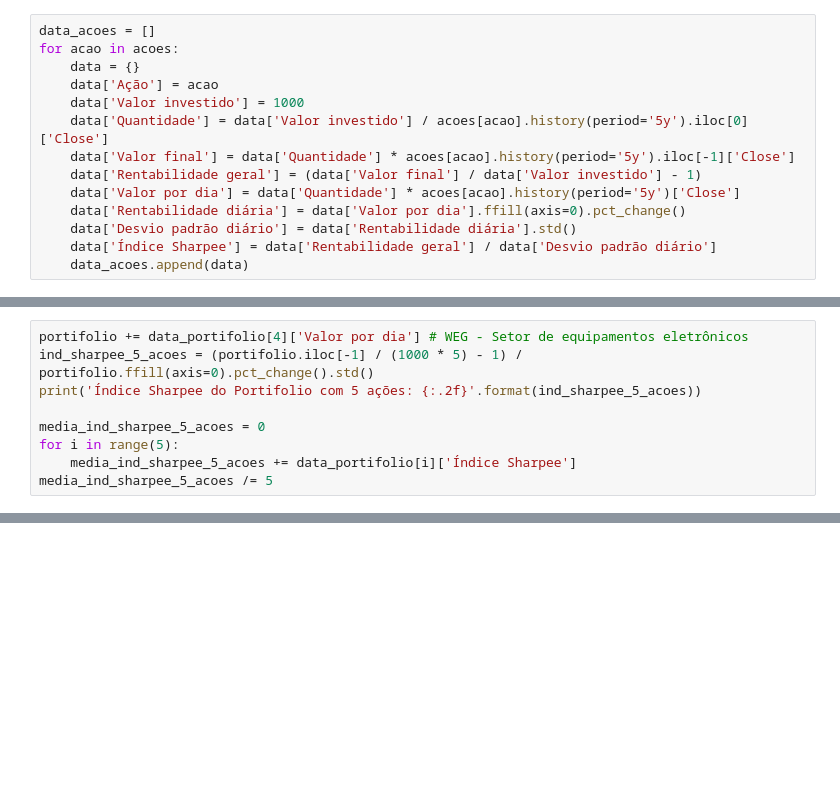
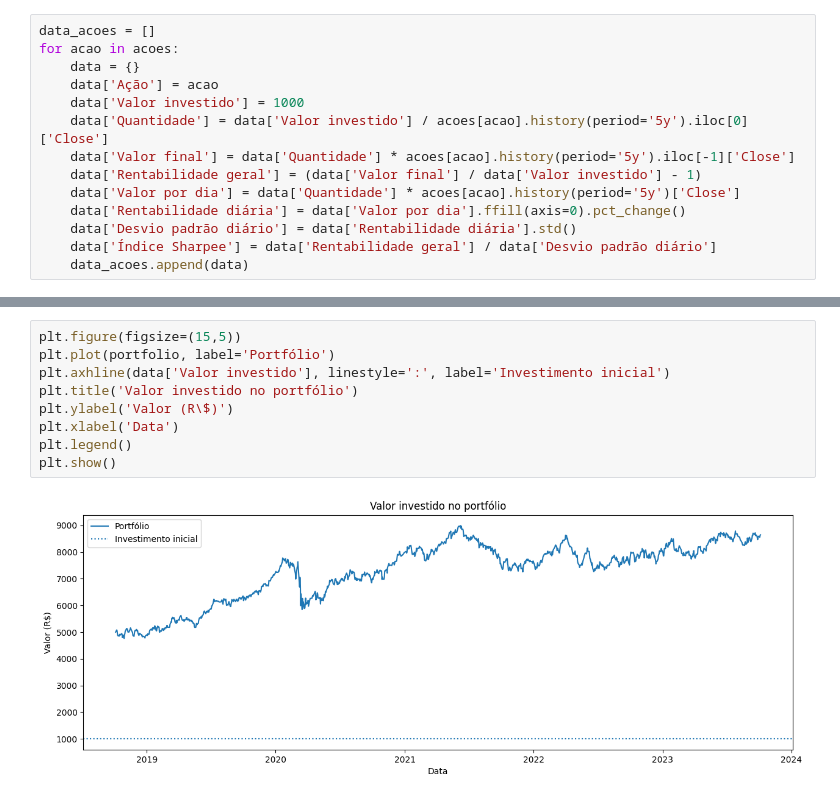
Before and after one commit to iancdesponds/APS-3-CDADOS, a Jupyter notebook: aps.ipynb, the cells around one changed output, grey strips where cells are left out. Drawn from its saved outputs; the diff is of its cells as text; blank space fills up the shorter version.

```diff
--- a/aps.ipynb
+++ b/aps.ipynb
@@ -254,9 +47,0 @@ media_ind_sharpee_4_acoes /= 4
-# %%
-portifolio += data_portifolio[4]['Valor por dia'] # WEG - Setor de equipamentos eletrônicos
-ind_sharpee_5_acoes = (portifolio.iloc[-1] / (1000 * 5) - 1) / portifolio.ffill(axis=0).pct_change().std()
-print('Índice Sharpee do Portifolio com 5 ações: {:.2f}'.format(ind_sharpee_5_acoes))
-
-media_ind_sharpee_5_acoes = 0
-for i in range(5):
-    media_ind_sharpee_5_acoes += data_portifolio[i]['Índice Sharpee']
-media_ind_sharpee_5_acoes /= 5
@@ -285,0 +379,11 @@ plt.show()
+# %%
+plt.figure(figsize=(15,5))
+plt.plot(portfolio, label='Portfólio')
+plt.axhline(data['Valor investido'], linestyle=':', label='Investimento inicial')
+plt.title('Valor investido no portfólio')
+plt.ylabel('Valor (R\$)')
+plt.xlabel('Data')
+plt.legend()
+plt.show()
+# %% [output]
+[figure, added]
```
Also changed, not shown: parts of 53 cells of this notebook.
